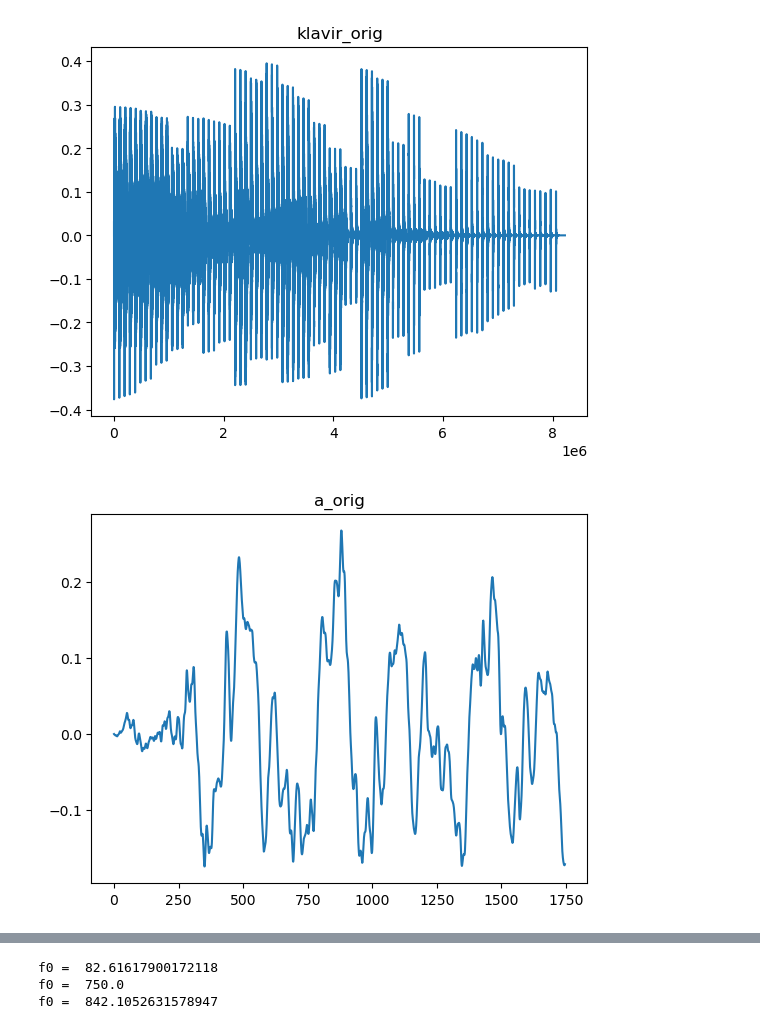
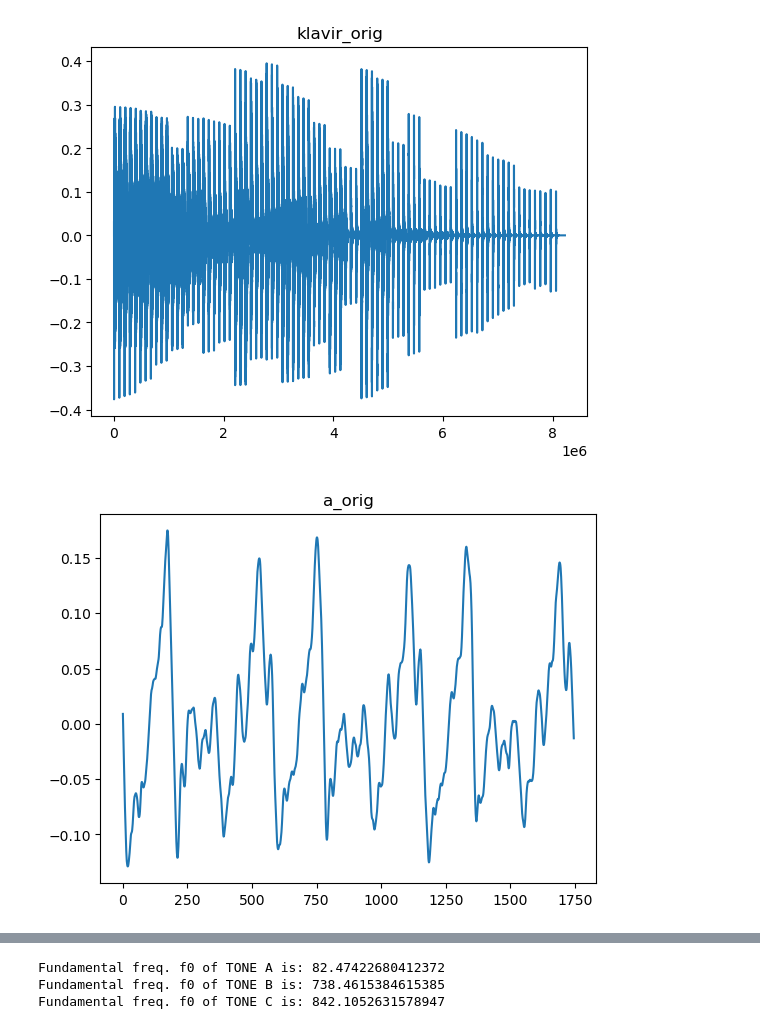
Before and after one commit to Explosiver001/ISS-projekt, a Jupyter notebook: src/main.ipynb, the cells around one changed output, grey strips where cells are left out. Cells and saved outputs as stored; diff of their text form; code cells hidden in the pictures.

```diff
--- a/src/main.ipynb
+++ b/src/main.ipynb
@@ -1,5 +1,6 @@
 # %%
 import numpy as np
+import scipy
 import matplotlib.pyplot as plt
 import soundfile as sf
 MIDIFROM = 24
@@ -17,6 +18,10 @@ plt.show()
 N = int(Fs * HOWMUCH_SEC)
 Nwholetone = int(Fs * WHOLETONE_SEC)
 
+LENGTH = int(HOWMUCH_SEC*Fs)
+
+SKIP = int(SKIP_SEC*Fs)
+
 MIDI_A = 40
 MIDI_A_F = 82.41
 MIDI_B = 78
@@ -25,9 +30,9 @@ MIDI_C = 80
 MIDI_C_F = 830.61
 
 #MIDI A
-start = Nwholetone*(MIDI_A-MIDIFROM)
+start = Nwholetone*(MIDI_A-MIDIFROM) + SKIP
 plt.title('a_orig')
-TONE_A = s[start:start+Nwholetone]
+TONE_A = s[start:start+LENGTH]
 sf.write('../audio/a_orig.wav', TONE_A, Fs)
 plt.plot(TONE_A[0:int(3*Fs/MIDI_A_F)])
 plt.show()
@@ -38,42 +43,42 @@ TONE_A_DFT = np.abs(TONE_A_DFT)
 TONE_A_DFT = TONE_A_DFT[:TONE_A_DFT.size//2]
 F = np.arange(TONE_A_DFT.size) * Fs / TONE_A.size
 plt.title('a_DFT')
-plt.plot(F[0:500], TONE_A_DFT[0:500])
+plt.plot(F[0:], TONE_A_DFT[0:])
 plt.show()
 
 #MIDI B
-start = Nwholetone*(MIDI_B-MIDIFROM)
+start = Nwholetone*(MIDI_B-MIDIFROM) + SKIP
 plt.title('b_orig')
-TONE_B = s[start:start+Nwholetone]
+TONE_B = s[start:start+LENGTH]
 sf.write('../audio/b_orig.wav', TONE_B, Fs)
 plt.plot(TONE_B[0:int(3*Fs/MIDI_B_F)])
 plt.show()
 
 #MIDI B DFT
 TONE_B_DFT = np.fft.fft(TONE_B)
 TONE_B_DFT = np.abs(TONE_B_DFT)
 TONE_B_DFT = TONE_B_DFT[:TONE_B_DFT.size//2]
 F = np.arange(TONE_B_DFT.size) * Fs / TONE_B.size
 plt.title('b_DFT')
-plt.plot(F[0:5000], TONE_B_DFT[0:5000])
+plt.plot(F[0:], TONE_B_DFT[0:])
 plt.show()
 
 #MIDI C
-start = Nwholetone*(MIDI_C-MIDIFROM)
+start = Nwholetone*(MIDI_C-MIDIFROM) + SKIP
 plt.title('c_orig')
-TONE_C = s[start:start+Nwholetone]
+TONE_C = s[start:start+LENGTH]
 sf.write('../audio/c_orig.wav', TONE_C, Fs)
 plt.plot(TONE_C[0:int(3*Fs/MIDI_C_F)])
 plt.show()
 
 #MIDI C DFT
 TONE_C_DFT = np.fft.fft(TONE_C)
 TONE_C_DFT = np.abs(TONE_C_DFT)
 TONE_C_DFT = TONE_C_DFT[:TONE_C_DFT.size//2]
 F = np.arange(TONE_C_DFT.size) * Fs / TONE_C.size
 plt.title('c_DFT')
-plt.plot(F[0:5000], TONE_C_DFT[0:5000])
+plt.plot(F[0:], TONE_C_DFT[0:])
 plt.show()
 # %% [output]
 [figure]
-[figure, old version]
+[figure, new version]
@@ -85,12 +90,13 @@ plt.show()
 # %%
+i = 0
+text = ["TONE A", "TONE B", "TONE C"]
 for TONE in [TONE_A, TONE_B, TONE_C]:
-    TONE_A = s[start:start+Nwholetone]
-
     corr = np.correlate(TONE, TONE,"full")
     peak1 = scipy.signal.find_peaks(corr[corr.size//2:], max(corr[corr.size//2:])/2)[0][0]
     peak2 = scipy.signal.find_peaks(corr[corr.size//2:], max(corr[corr.size//2:])/2)[0][1]
-    print("f0 = ", 1/(peak2-peak1)*Fs)
+    print("Fundamental freq. f0 of",text[i],"is:", 1/(peak2-peak1)*Fs)
+    i = i+1
 # %% [output]
-f0 =  82.61617900172118
-f0 =  750.0
-f0 =  842.1052631578947
+Fundamental freq. f0 of TONE A is: 82.47422680412372
+Fundamental freq. f0 of TONE B is: 738.4615384615385
+Fundamental freq. f0 of TONE C is: 842.1052631578947
```
Also changed, not shown: parts of 2 cells of this notebook, 3 other files.
